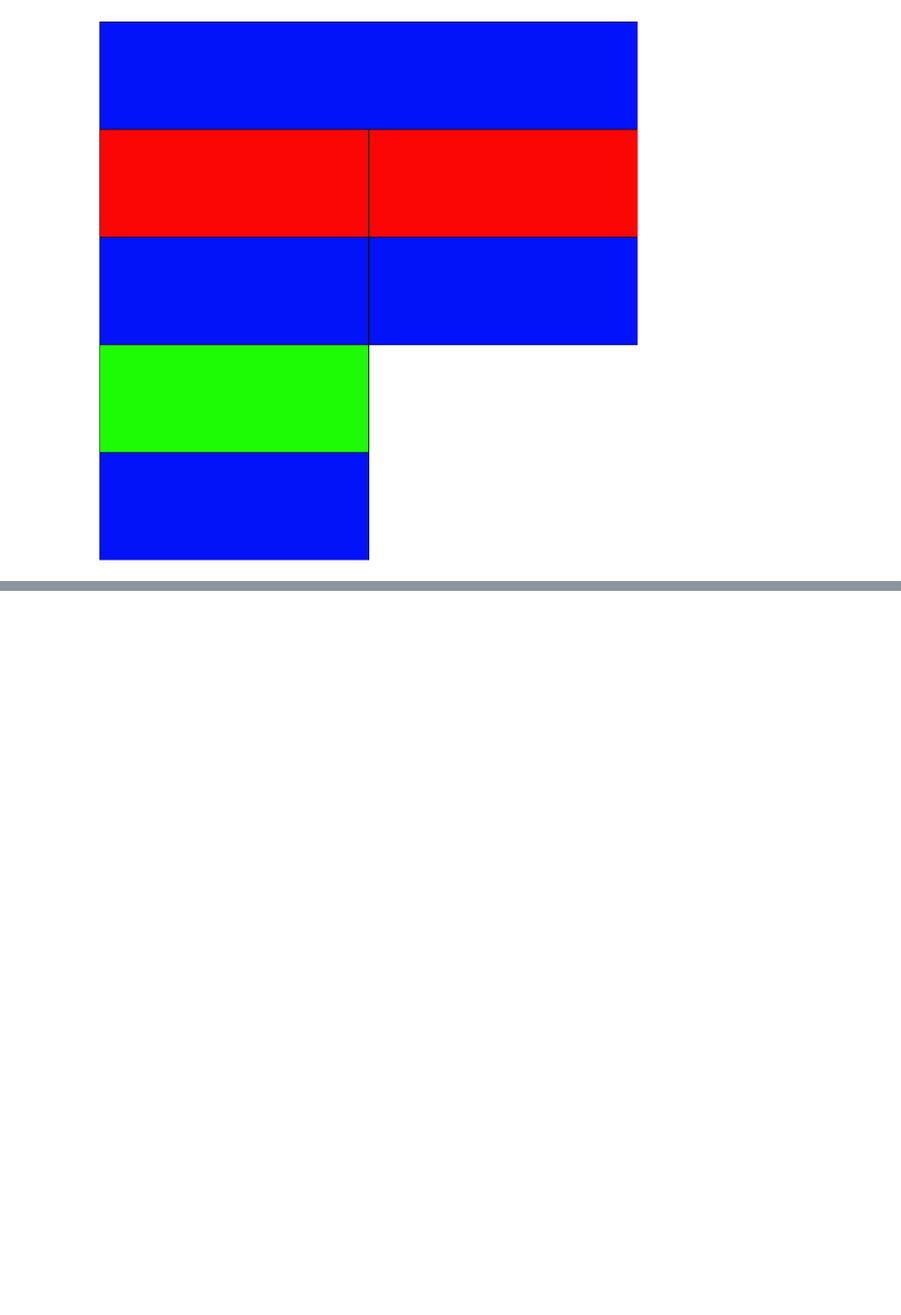
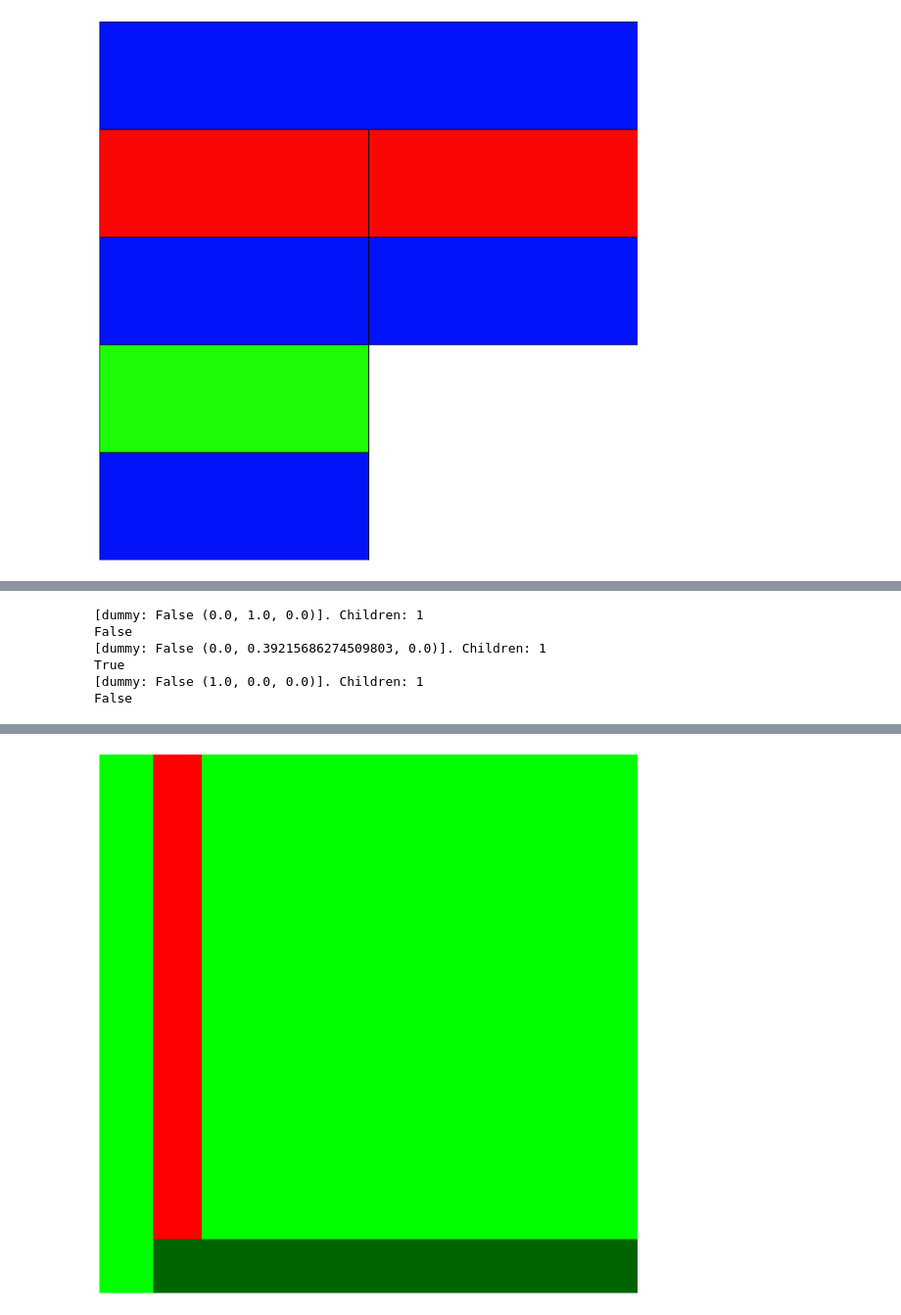
Before and after one commit to recap-utr/vision-retrieval, a Jupyter notebook: vis/findvis.ipynb, the cells around one changed output, grey strips where cells are left out. Shown at 98% size. Drawn from its saved outputs; the diff is of its cells as text; code cells hidden in the pictures; blank space fills up the shorter version.

```diff
--- a/vis/findvis.ipynb
+++ b/vis/findvis.ipynb
@@ -534,0 +553,10 @@ Poor guys they are so screwed. We get it all the time here in Australia, dont fi
+# %%
+from treemaps import Node, _get_children
+
+def build_tree(graph: ab.Graph, root: ab.AbstractNode, parent: Node | None = None, grandparent: Node | None = None) -> Node:
+    node = Node(root, parent, grandparent, is_dummy=(not isinstance(root, ab.SchemeNode)))
+    if len(_get_children(graph, root)) > 0:
+        node.set_children([build_tree(graph, child, node, parent) for child in _get_children(graph, root)])
+    return node
+
+print(build_tree(graph, find_heighest_root_node(graph)))
@@ -534,0 +635,35 @@ Poor guys they are so screwed. We get it all the time here in Australia, dont fi
+# %%
+import matplotlib.pyplot as plt
+import matplotlib.patches as patches
+
+def draw_treemap(rects: list[Rectangle], height, width, dpi: int):
+    fig = plt.figure(figsize=(width, height), dpi=dpi)
+
+    # Create axes that fill the entire figure
+    ax = fig.add_axes((0, 0, 1, 1))
+    ax.set_xlim(0, width)
+    ax.set_ylim(0, height)
+    # ax.set_aspect("equal", adjustable="box")
+    ax.axis("off")  # Remove axis labeling
+    ax.margins(0)  # Remove padding
+    for rect in rects:
+        ax.add_patch(
+            patches.Rectangle(
+                (rect.x, rect.y),
+                rect.width,
+                rect.height,
+                fill=True,
+                facecolor=rect.color,
+            )
+        )
+
+    return plt
+
+draw_treemap(get_treemap_rects(build_tree(graph, find_heighest_root_node(graph)), 0, 0, 10, 10, False), 10, 10, 100)
+# %% [output]
+[dummy: False (0.0, 1.0, 0.0)]. Children: 1
+False
+[dummy: False (0.0, 0.39215686274509803, 0.0)]. Children: 1
+True
+[dummy: False (1.0, 0.0, 0.0)]. Children: 1
+False
@@ -534,0 +671 @@ Poor guys they are so screwed. We get it all the time here in Australia, dont fi
+[figure, added]
```
Also changed, not shown: parts of 4 cells of this notebook, 1 other file.
